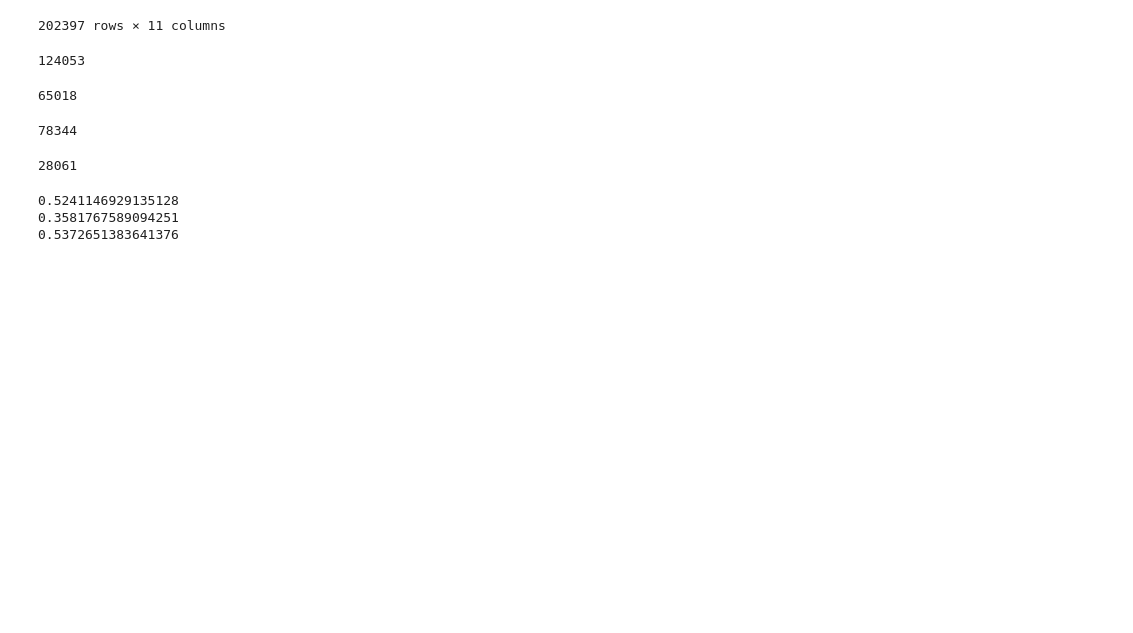
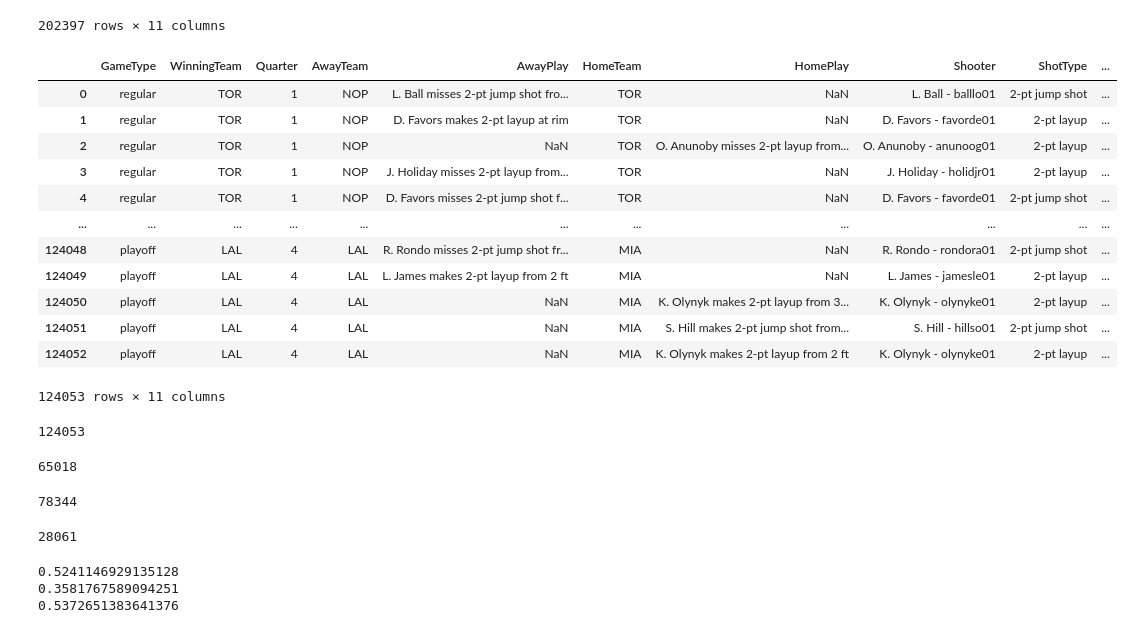
Before and after one commit to rsandbe1/python_project, a Jupyter notebook: project.ipynb, the cells around one changed output. Drawn from its saved outputs; the diff is of its cells as text; code cells hidden in the pictures; blank space fills up the shorter version.

```diff
--- a/project.ipynb
+++ b/project.ipynb
@@ -78,5 +143,18 @@ shooting
 # %%
 two_point_shots = shooting[shooting['ShotType'].str.contains('2')].reset_index().drop(columns = 'index')
 two_point_shots.count()[0]
+two_point_shots
 # %% [output]
+|  | GameType | WinningTeam | Quarter | AwayTeam | AwayPlay | HomeTeam | HomePlay | Shooter | ShotType | ... |
+| 0 | regular | TOR | 1 | NOP | L. Ball misses 2-pt jump shot fro... | TOR | NaN | L. Ball - balllo01 | 2-pt jump shot | ... |
+| 1 | regular | TOR | 1 | NOP | D. Favors makes 2-pt layup at rim | TOR | NaN | D. Favors - favorde01 | 2-pt layup | ... |
+| 2 | regular | TOR | 1 | NOP | NaN | TOR | O. Anunoby misses 2-pt layup from... | O. Anunoby - anunoog01 | 2-pt layup | ... |
+| 3 | regular | TOR | 1 | NOP | J. Holiday misses 2-pt layup from... | TOR | NaN | J. Holiday - holidjr01 | 2-pt layup | ... |
+| 4 | regular | TOR | 1 | NOP | D. Favors misses 2-pt jump shot f... | TOR | NaN | D. Favors - favorde01 | 2-pt jump shot | ... |
+| ... | ... | ... | ... | ... | ... | ... | ... | ... | ... | ... |
+| 124048 | playoff | LAL | 4 | LAL | R. Rondo misses 2-pt jump shot fr... | MIA | NaN | R. Rondo - rondora01 | 2-pt jump shot | ... |
+| 124049 | playoff | LAL | 4 | LAL | L. James makes 2-pt layup from 2 ft | MIA | NaN | L. James - jamesle01 | 2-pt layup | ... |
+| 124050 | playoff | LAL | 4 | LAL | NaN | MIA | K. Olynyk makes 2-pt layup from 3... | K. Olynyk - olynyke01 | 2-pt layup | ... |
+| 124051 | playoff | LAL | 4 | LAL | NaN | MIA | S. Hill makes 2-pt jump shot from... | S. Hill - hillso01 | 2-pt jump shot | ... |
+| 124052 | playoff | LAL | 4 | LAL | NaN | MIA | K. Olynyk makes 2-pt layup from 2 ft | K. Olynyk - olynyke01 | 2-pt layup | ... |
-124053
+124053 rows × 11 columns
@@ -83,3 +163,8 @@ two_point_shots.count()[0]
+# %%
+two_point_shots = shooting[shooting['ShotType'].str.contains('2')].reset_index().drop(columns='index')
+two_point_shots.count()[0]
+# %% [output]
+124053
 # %%
 two_point_makes = two_point_shots[two_point_shots['ShotOutcome'] == 'make'].reset_index().drop(columns='index')
 two_point_makes.count()[0]
```
Also changed, not shown: parts of 20 cells of this notebook.
